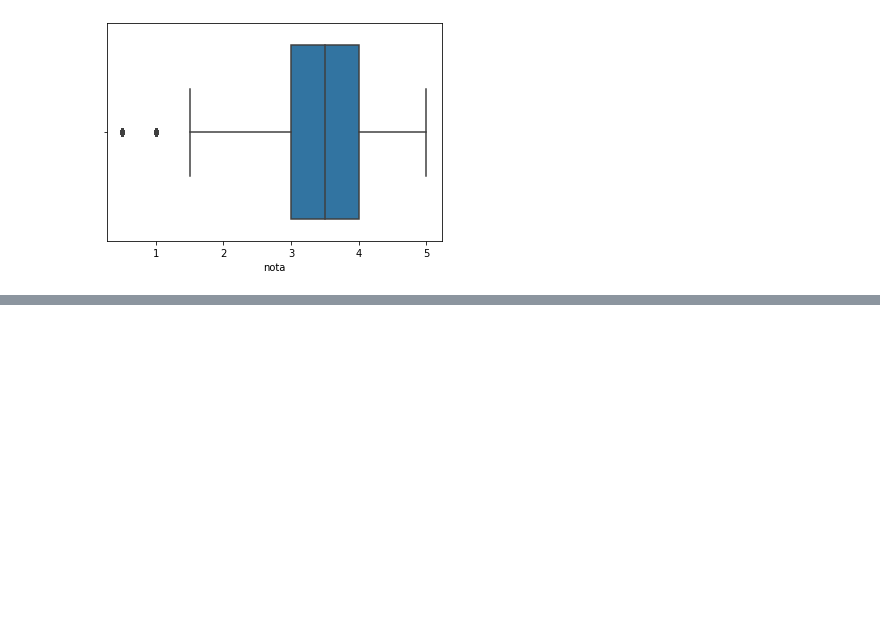
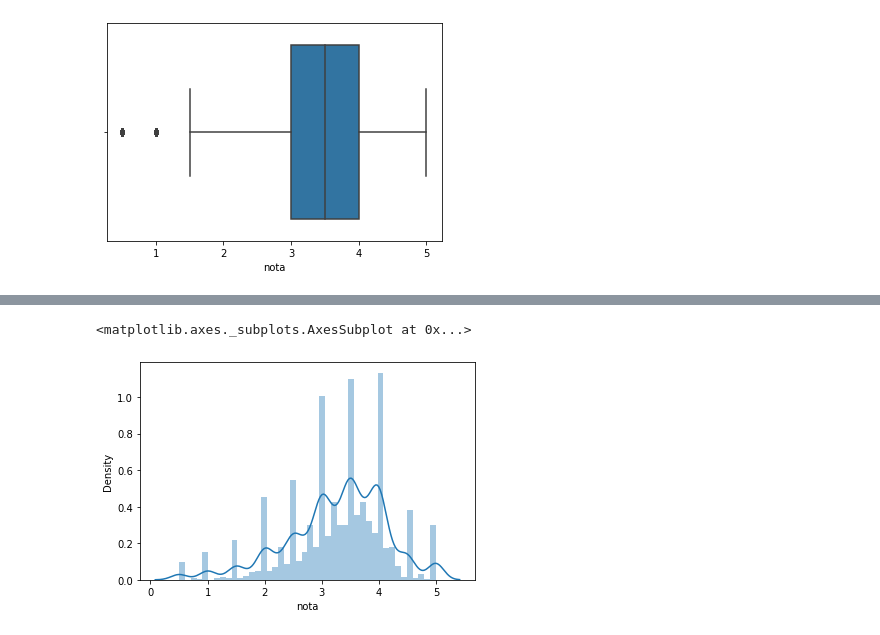
Before and after one commit to Henriquemcc/Aprendendo_Data_Science, a Jupyter notebook: Introdução à Data Science.ipynb, the cells around one changed output, grey strips where cells are left out. Saved outputs shown, nothing was run; the diff lists cells and outputs as text; code cells hidden in the pictures; blank space fills up the shorter version.

```diff
--- a/Introdução à Data Science.ipynb
+++ b/Introdução à Data Science.ipynb
@@ -88,0 +259,5 @@ seaborn.boxplot(notas.nota)
+# %%
+seaborn.distplot(medias_por_filme)
+# %% [output]
+<matplotlib.axes._subplots.AxesSubplot at 0x...>
+[figure, added]
```
Also changed, not shown: parts of 27 cells of this notebook.
